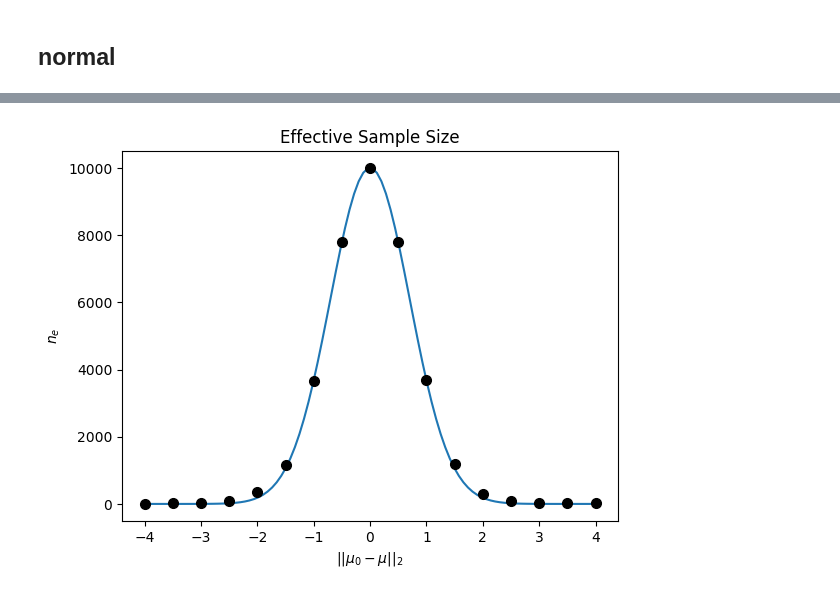
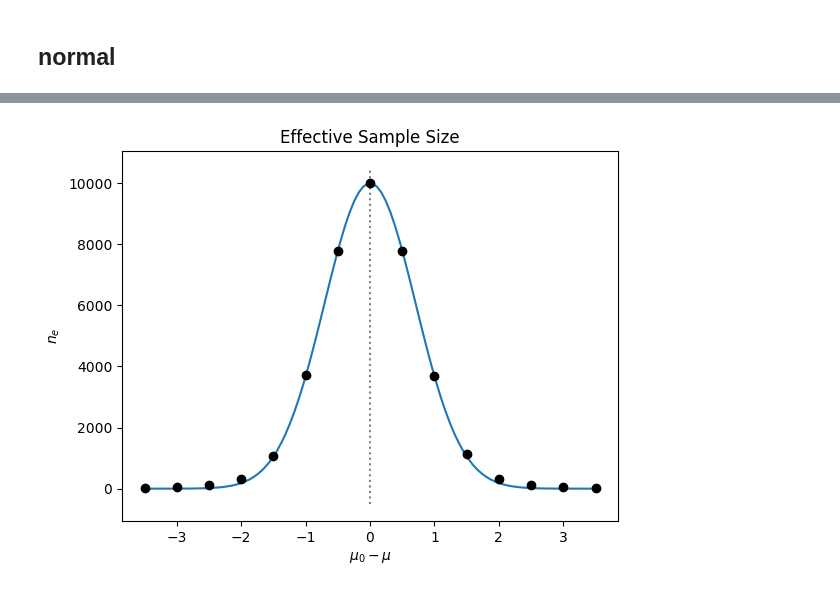
Before and after one commit to hamzaelsaawy/ImportanceSampling, a Jupyter notebook: normal_tilt.ipynb, the cells around one changed output, grey strips where cells are left out. Saved outputs shown, nothing was run; the diff lists cells and outputs as text; code cells hidden in the pictures.

```diff
--- a/normal_tilt.ipynb
+++ b/normal_tilt.ipynb
@@ -23,6 +27,6 @@ f! (generic function with 1 method)
 # %%
-nmeans = 17
-m0s = linspace(-4, 4, nmeans)
+m0s = -3.5:0.5:3.5#linspace(-3.5, 3.5, nmeans)
+nmeans = length(m0s)
 q = Normal()
 ws = [gen_w_normal([m0], zeros(1), eye(1)) for m0 in m0s]
 ;
@@ -60,10 +112,11 @@ m0s_pred = linspace(first(m0s), last(m0s), 100)
 nes_pred = niters * [exp(dot(m0, Λ*m0) - 1/2*dot(m, Λ*m)-1/2*dot(2*m0-m, Λ*(2*m0-m))) for m0 in m0s_pred];
 # %%
 plot(m0s_pred, nes_pred)
-plot(m0s, nes_avg, "ko", ms=7)
+plot(m0s, nes_avg, "ko" )
+vlines(0, ylim()..., color="grey", linestyle="dotted")
 title("Effective Sample Size")
-xlabel(L"||\mu_0 - \mu ||_2")
+xlabel(L"\mu_0 - \mu")
 ylabel(L"n_e")
 ;
 # %% [output]
-[figure, old version]
+[figure, new version]
```
Also changed, not shown: parts of 12 cells of this notebook, 8 other files.
